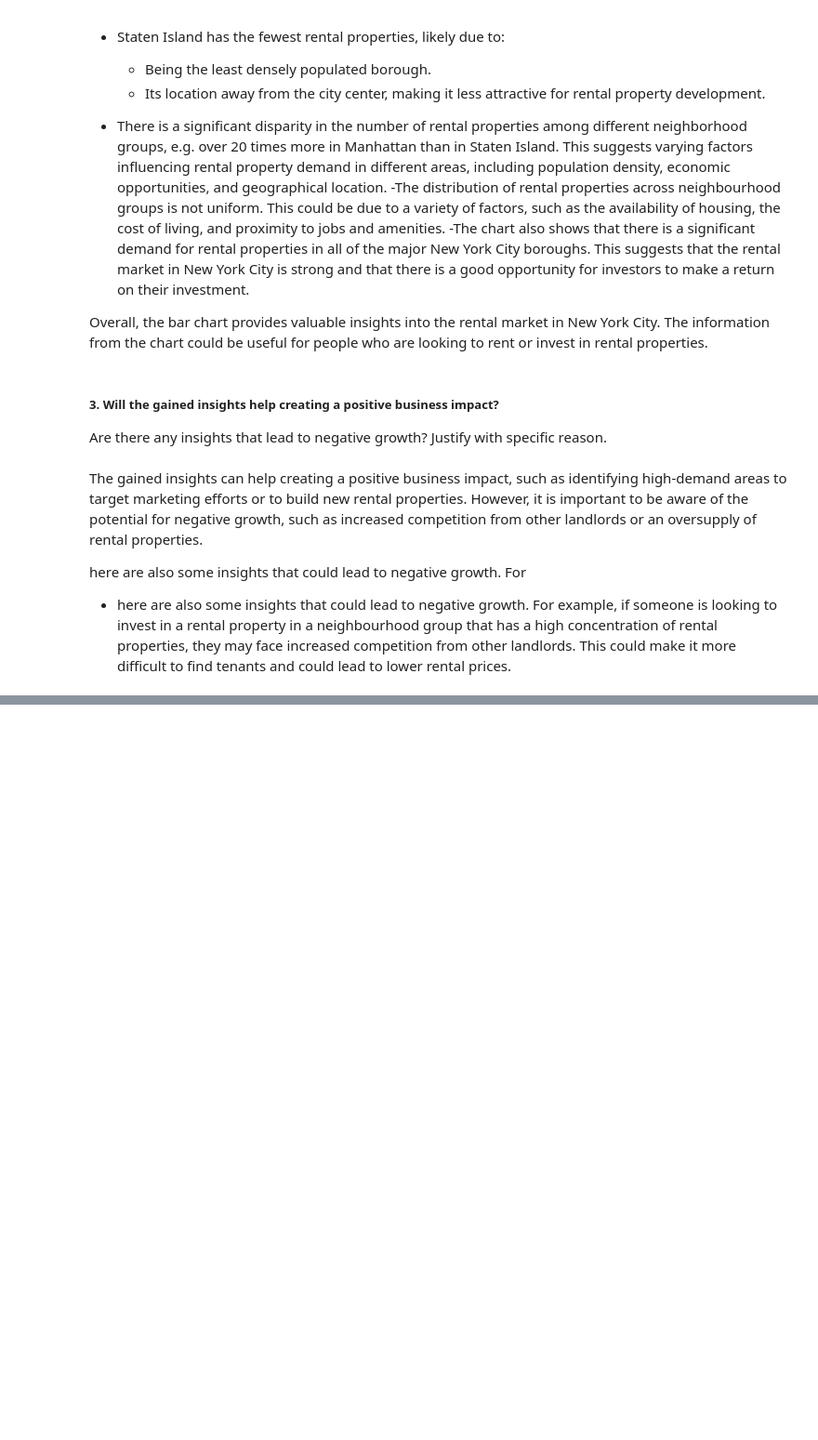
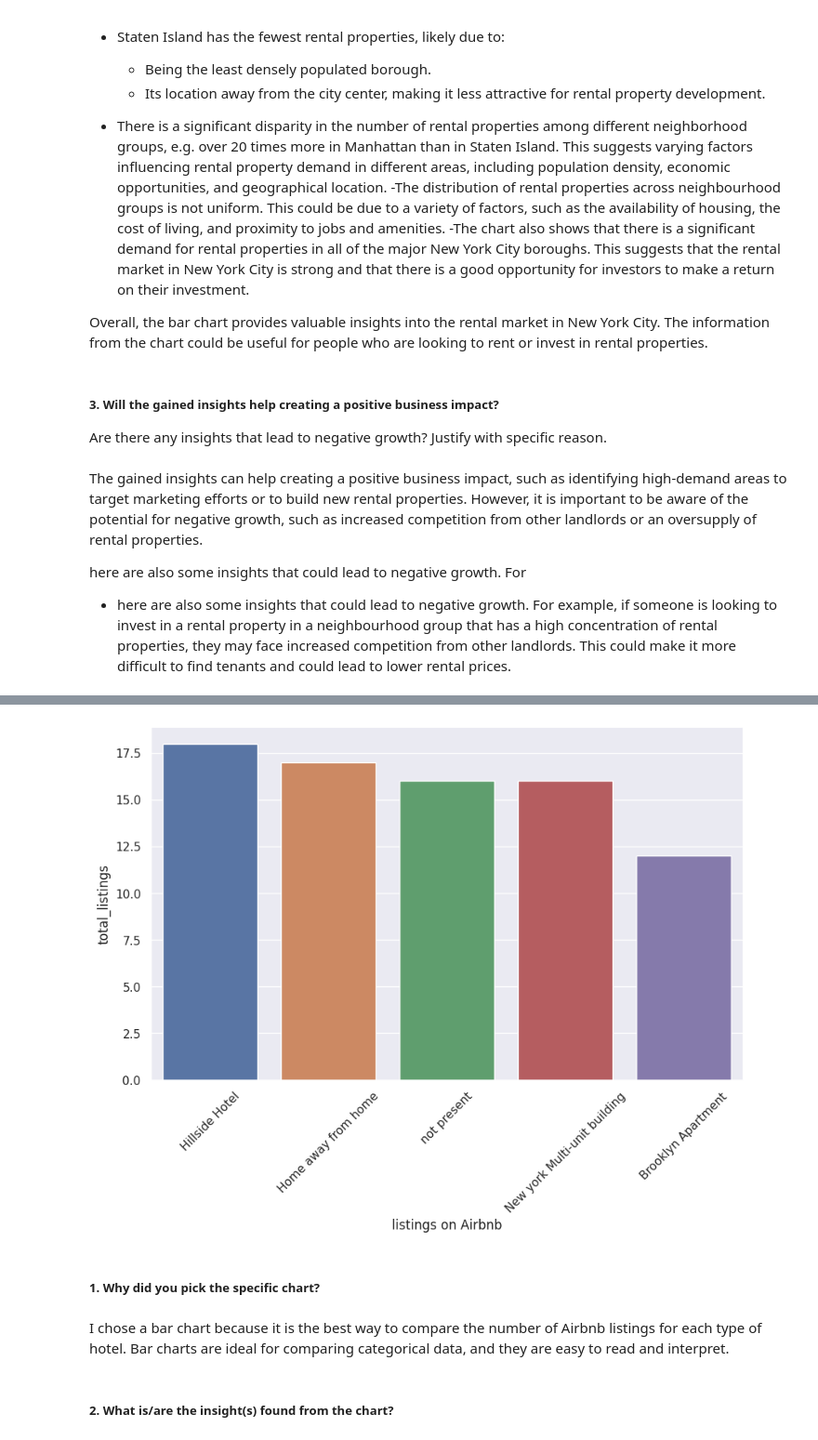
Before and after one commit to tusharrkharkar/project1, a Jupyter notebook: Copy_of_tusharkharkarp1.ipynb, the cells around one changed output, grey strips where cells are left out. Shown at 93% size. Drawn from its saved outputs; the diff is of its cells as text; code cells hidden in the pictures; blank space fills up the shorter version.

```diff
--- a/Copy_of_tusharkharkarp1.ipynb
+++ b/Copy_of_tusharkharkarp1.ipynb
@@ -1069,0 +1072,7 @@ example, if someone is looking to invest in a rental property in a neighbourhood
+# %%
+# Chart - 5 visualization code
+# Count the occurrences of each unique listing name and select the top 5
+listing_count_df= data['name'].value_counts()[:5].reset_index()
+# Rename the columns for clarity
+listing_count_df.rename(columns={'index':'listings on Airbnb','name':'total_listings'},inplace= True)
+listing_count_df
@@ -1069,0 +1086,19 @@ example, if someone is looking to invest in a rental property in a neighbourhood
+# %%
+
+# Set the figure size for the plot
+plt.figure(figsize=(10, 6))
+# Create a bar plot using Seaborn
+sns.barplot(x='listings on Airbnb',y=('total_listings'),data=listing_count_df )
+# Rotate the x-axis labels for better readability
+plt.xticks(rotation=45)
+# Show the plot
+plt.show()
+# %% [output]
+[figure, added]
+# %% [markdown]
+##### 1. Why did you pick the specific chart?
+# %% [markdown]
+
+I chose a bar chart because it is the best way to compare the number of Airbnb listings for each type of hotel. Bar charts are ideal for comparing categorical data, and they are easy to read and interpret.
+# %% [markdown]
+##### 2. What is/are the insight(s) found from the chart?
```
Also changed, not shown: parts of 49 cells of this notebook.
